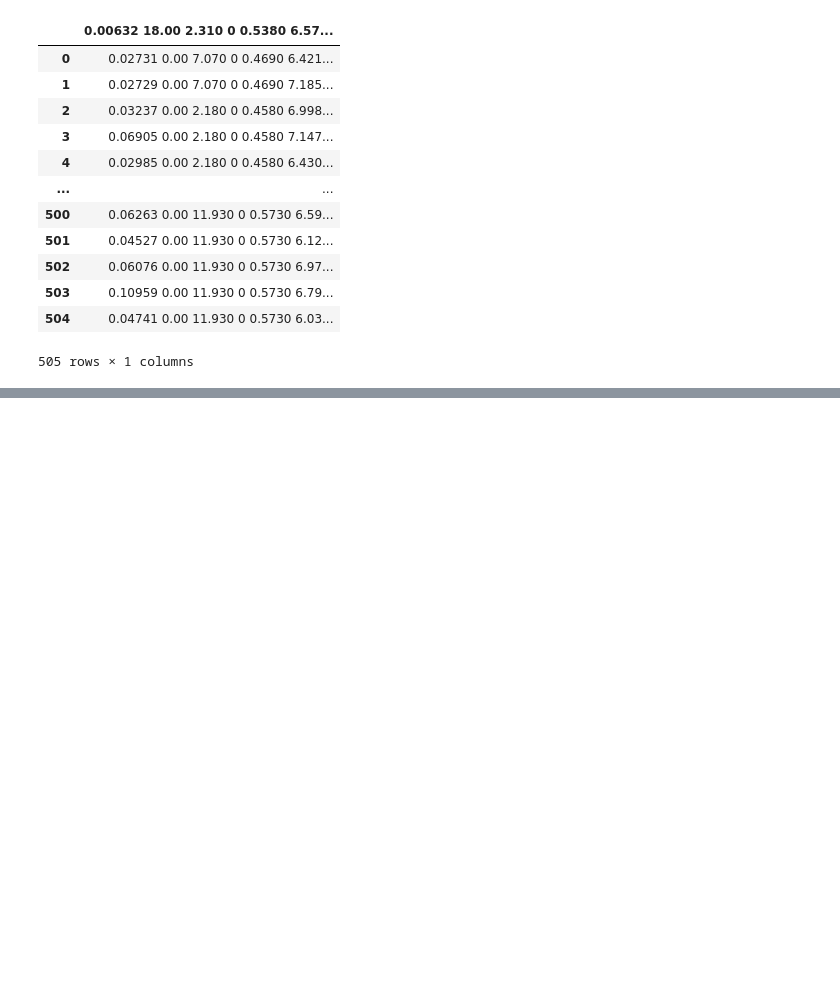
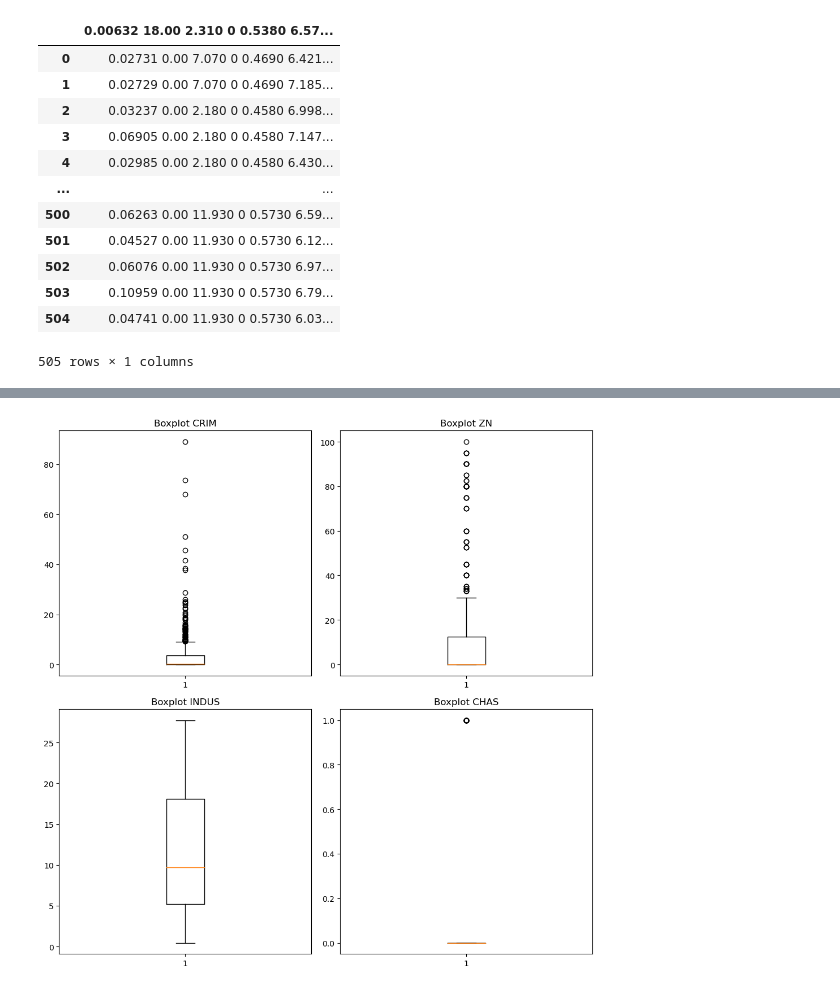
Before and after one commit to cesarcarrascog/data-science-portfolio, a Jupyter notebook: Linear Regression/home_price_forecasting.ipynb, the cells around one changed output, grey strips where cells are left out. Cells and saved outputs as stored; diff of their text form; code cells hidden in the pictures; blank space fills up the shorter version.

```diff
--- a/Linear Regression/home_price_forecasting.ipynb
+++ b/Linear Regression/home_price_forecasting.ipynb
@@ -52,0 +72,19 @@ df
+# %%
+fig, axs = plt.subplots(2, 2, figsize=(10,10))
+
+axs[0, 0].boxplot(df.CRIM)
+axs[0, 0].set_title('Boxplot CRIM')
+
+axs[0, 1].boxplot(df.ZN)
+axs[0, 1].set_title('Boxplot ZN')
+
+axs[1, 0].boxplot(df.INDUS)
+axs[1, 0].set_title('Boxplot INDUS')
+
+axs[1, 1].boxplot(df.CHAS)
+axs[1, 1].set_title('Boxplot CHAS')
+
+plt.tight_layout()
+plt.show()
+# %% [output]
+[figure, added]
```
Also changed, not shown: parts of 5 cells of this notebook.
